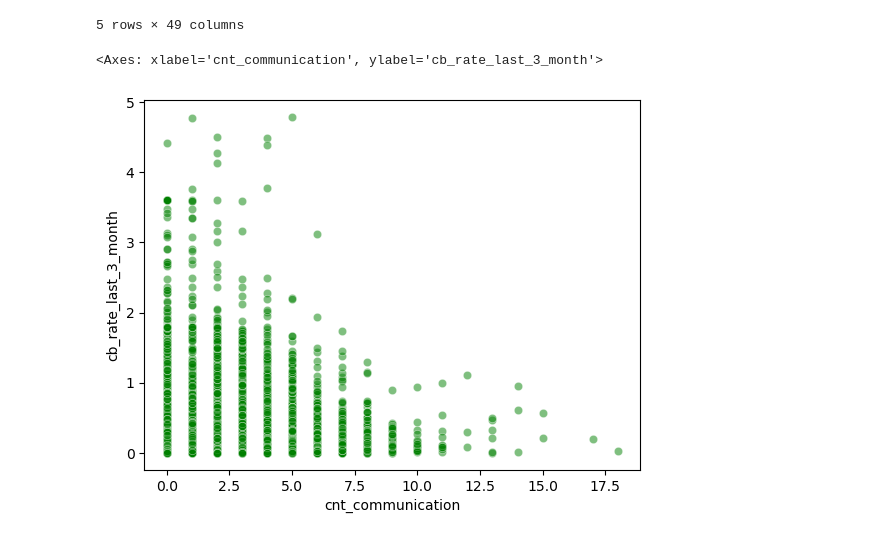
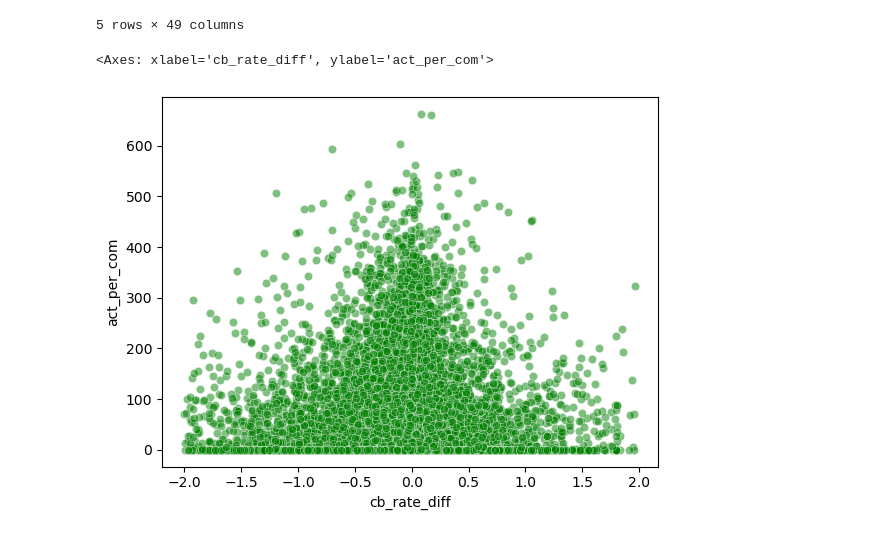
Before and after one commit to MirazE1/data_analysis, a Jupyter notebook: analys_chashback.ipynb, the cells around one changed output. Saved outputs shown, nothing was run; the diff lists cells and outputs as text; code cells hidden in the pictures.

```diff
--- a/analys_chashback.ipynb
+++ b/analys_chashback.ipynb
@@ -108,8 +108,9 @@ df.head()
 | 4 | 350605405 | 0.0 | 0.0 | 179.0 | 179.0 | ... |
 5 rows × 49 columns
 # %%
-sns.scatterplot(data=df[df['cb_rate_last_3_month'] < 5], x='cnt_communication', y='cb_rate_last_3_month', color='green', alpha=0.5)
+df['cb_rate_diff'] = (df['cb_rate_last_3_month'] - df['cb_rate_before'])
+sns.scatterplot(data=df[(abs(df['cb_rate_diff']) < 2) & (df['cnt_communication'] < 10)], x='cb_rate_diff', y='act_per_com', color='green', alpha=0.5)
 # %% [output]
-<Axes: xlabel='cnt_communication', ylabel='cb_rate_last_3_month'>
+<Axes: xlabel='cb_rate_diff', ylabel='act_per_com'>
-[figure, old version]
+[figure, new version]
 # %%
```
Also changed, not shown: parts of 2 cells of this notebook.
